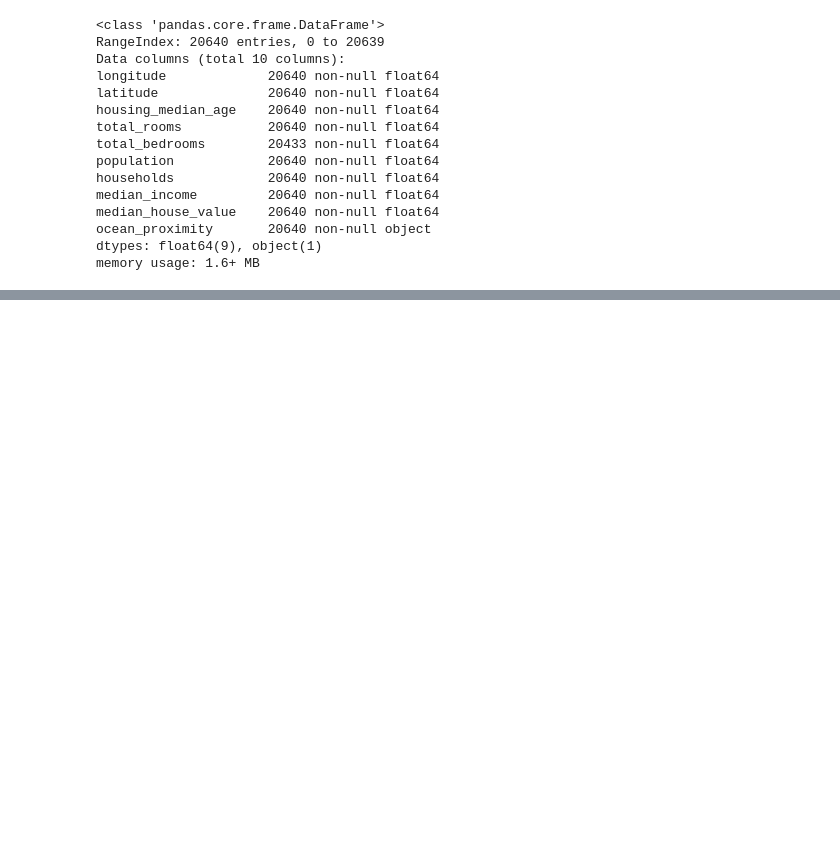
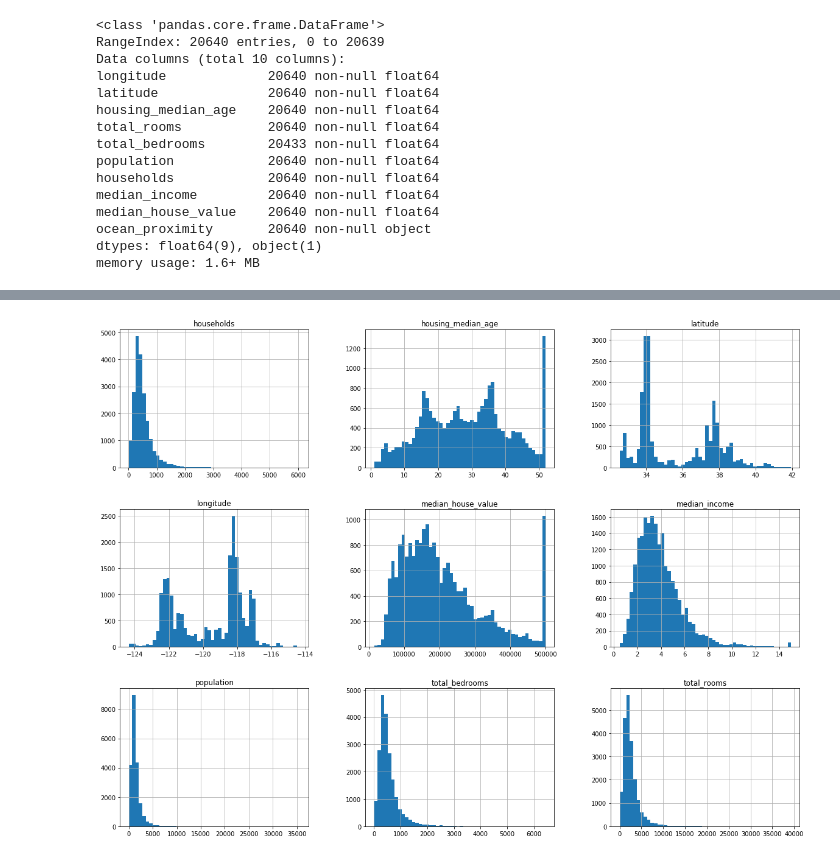
Before and after one commit to rschmidt347/python_ML, a Jupyter notebook: 02_end_to_end_ml_project.ipynb, the cells around one changed output, grey strips where cells are left out. Saved outputs shown, nothing was run; the diff lists cells and outputs as text; code cells hidden in the pictures; blank space fills up the shorter version.

```diff
--- a/02_end_to_end_ml_project.ipynb
+++ b/02_end_to_end_ml_project.ipynb
@@ -44,0 +74,8 @@ memory usage: 1.6+ MB
+# %%
+# Plot histograms of each numerical attribute
+
+%matplotlib inline
+housing.hist(bins = 50, figsize = (20, 15))
+plt.show() # optional since Jupyter automatically shows plots when cell is executed
+# %% [output]
+[figure, added]
```
Also changed, not shown: parts of 47 cells of this notebook.
